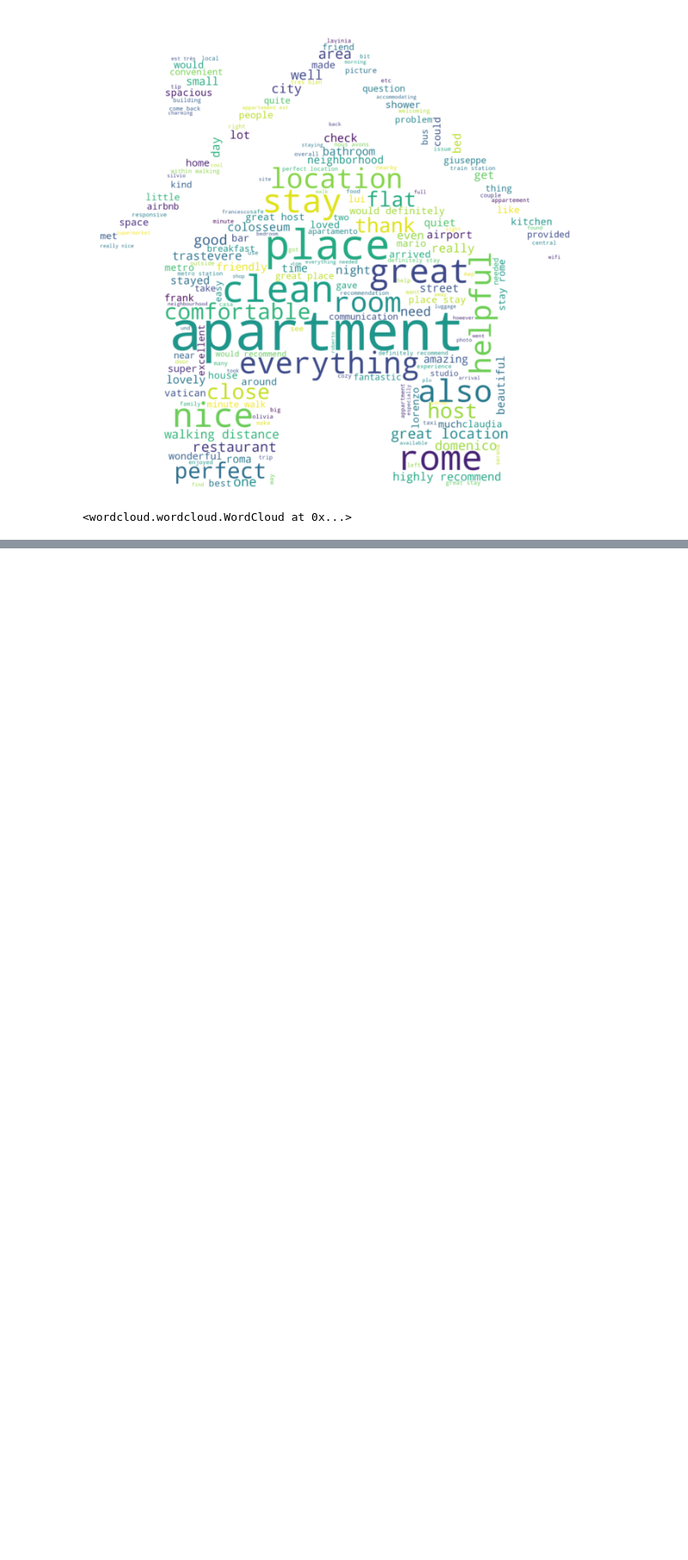
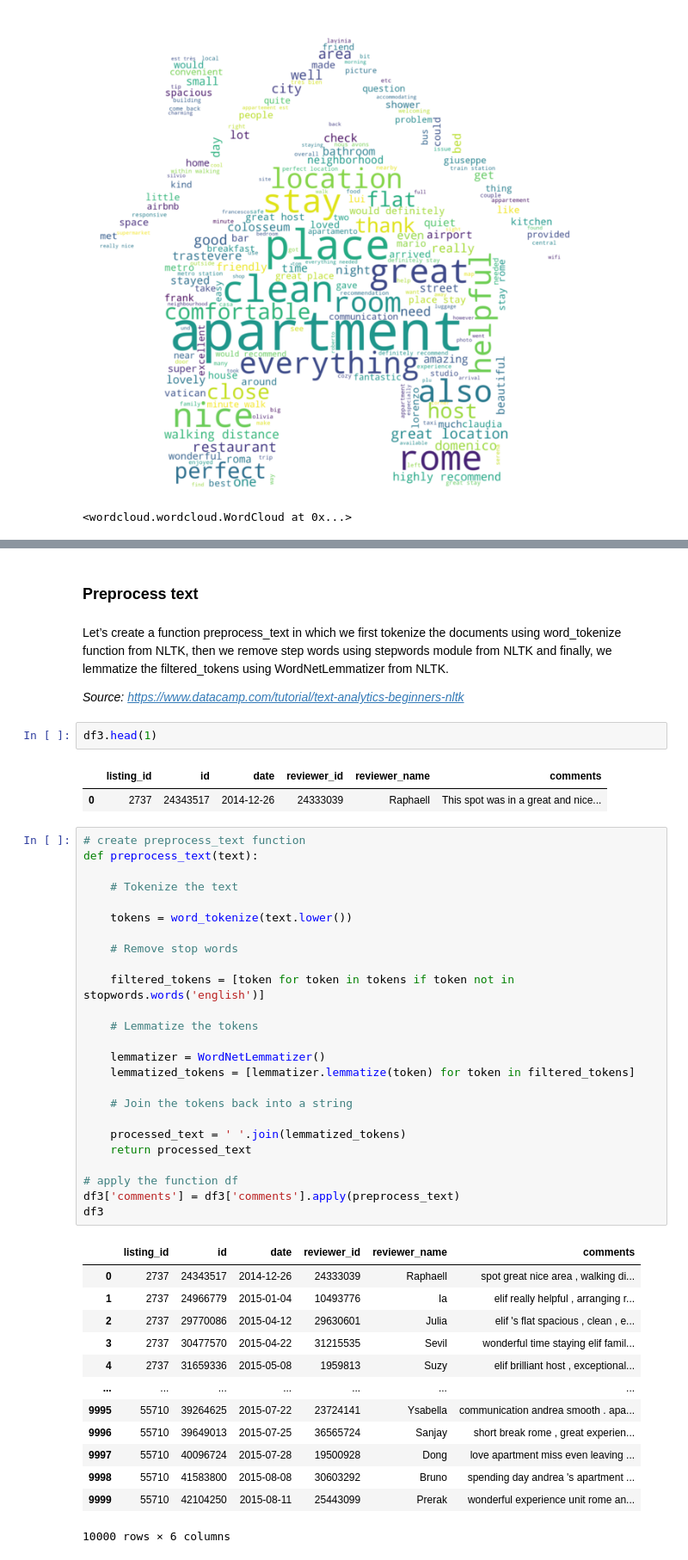
Before and after one commit to CrisDAndres/proyecto_airbnb, a Jupyter notebook: notebooks/2_NLP.ipynb, the cells around one changed output, grey strips where cells are left out. Shown at 86% size. Saved outputs shown, nothing was run; the diff lists cells and outputs as text; blank space fills up the shorter version.

```diff
--- a/notebooks/2_NLP.ipynb
+++ b/notebooks/2_NLP.ipynb
@@ -99,0 +145,50 @@ nube.to_file("./nube_airbnb.png")
+# %% [markdown]
+### Preprocess text
+# %% [markdown]
+Let’s create a function preprocess_text in which we first tokenize the documents using word_tokenize function from NLTK, then we remove step words using stepwords module from NLTK and finally, we lemmatize the filtered_tokens using WordNetLemmatizer from NLTK.
+
+*Source: https://www.datacamp.com/tutorial/text-analytics-beginners-nltk*
+# %%
+df3.head(1)
+# %% [output]
+|  | listing_id | id | date | reviewer_id | reviewer_name | comments |
+| 0 | 2737 | 24343517 | 2014-12-26 | 24333039 | Raphaell | This spot was in a great and nice... |
+# %%
+# create preprocess_text function
+def preprocess_text(text):
+
+    # Tokenize the text
+
+    tokens = word_tokenize(text.lower())
+
+    # Remove stop words
+
+    filtered_tokens = [token for token in tokens if token not in stopwords.words('english')]
+
+    # Lemmatize the tokens
+
+    lemmatizer = WordNetLemmatizer()
+    lemmatized_tokens = [lemmatizer.lemmatize(token) for token in filtered_tokens]
+
+    # Join the tokens back into a string
+
+    processed_text = ' '.join(lemmatized_tokens)
+    return processed_text
+
+# apply the function df
+df3['comments'] = df3['comments'].apply(preprocess_text)
+df3
+# %% [output]
+|  | listing_id | id | date | reviewer_id | reviewer_name | comments |
+| 0 | 2737 | 24343517 | 2014-12-26 | 24333039 | Raphaell | spot great nice area , walking di... |
+| 1 | 2737 | 24966779 | 2015-01-04 | 10493776 | Ia | elif really helpful , arranging r... |
+| 2 | 2737 | 29770086 | 2015-04-12 | 29630601 | Julia | elif 's flat spacious , clean , e... |
+| 3 | 2737 | 30477570 | 2015-04-22 | 31215535 | Sevil | wonderful time staying elif famil... |
+| 4 | 2737 | 31659336 | 2015-05-08 | 1959813 | Suzy | elif brilliant host , exceptional... |
+| ... | ... | ... | ... | ... | ... | ... |
+| 9995 | 55710 | 39264625 | 2015-07-22 | 23724141 | Ysabella | communication andrea smooth . apa... |
+| 9996 | 55710 | 39649013 | 2015-07-25 | 36565724 | Sanjay | short break rome , great experien... |
+| 9997 | 55710 | 40096724 | 2015-07-28 | 19500928 | Dong | love apartment miss even leaving ... |
+| 9998 | 55710 | 41583800 | 2015-08-08 | 30603292 | Bruno | spending day andrea 's apartment ... |
+| 9999 | 55710 | 42104250 | 2015-08-11 | 25443099 | Prerak | wonderful experience unit rome an... |
+10000 rows × 6 columns
```
Also changed, not shown: parts of 18 cells of this notebook.
